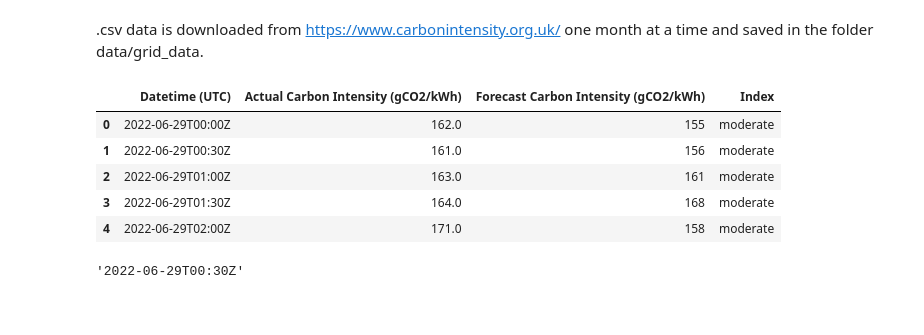
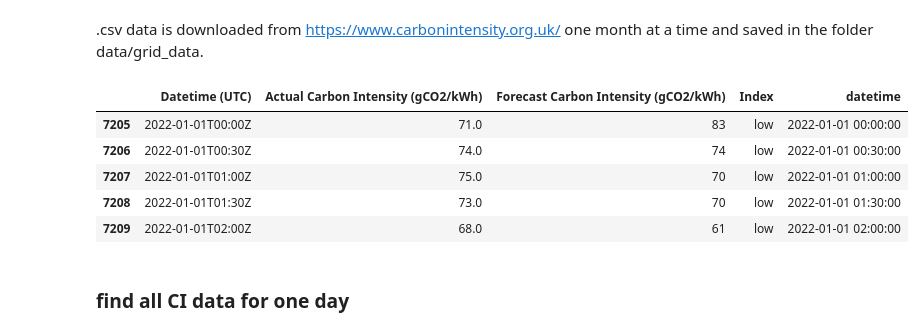
Before and after one commit to jordanesmith/Carbon-Intensity-Project-, a Jupyter notebook: research.ipynb, the cells around one changed output. Cells and saved outputs as stored; diff of their text form; code cells hidden in the pictures.

```diff
--- a/research.ipynb
+++ b/research.ipynb
@@ -140,15 +143,15 @@ For this, we need historic data on carbon intensity in the grid.
 .csv data is downloaded from https://www.carbonintensity.org.uk/ one month at a time and saved in the folder data/grid_data.
 # %%
 all_data = data_tools.generate_csv_all_data()
+all_data["datetime"] = pd.to_datetime(all_data["Datetime (UTC)"]).dt.tz_localize(None)
+all_data.sort_values(by='datetime', inplace=True)
 all_data.head()
 # %% [output]
-|  | Datetime (UTC) | Actual Carbon Intensity (gCO2/kWh) | Forecast Carbon Intensity (gCO2/kWh) | Index |
-| 0 | 2022-06-29T00:00Z | 162.0 | 155 | moderate |
-| 1 | 2022-06-29T00:30Z | 161.0 | 156 | moderate |
-| 2 | 2022-06-29T01:00Z | 163.0 | 161 | moderate |
-| 3 | 2022-06-29T01:30Z | 164.0 | 168 | moderate |
-| 4 | 2022-06-29T02:00Z | 171.0 | 158 | moderate |
+|  | Datetime (UTC) | Actual Carbon Intensity (gCO2/kWh) | Forecast Carbon Intensity (gCO2/kWh) | Index | datetime |
+| 7205 | 2022-01-01T00:00Z | 71.0 | 83 | low | 2022-01-01 00:00:00 |
+| 7206 | 2022-01-01T00:30Z | 74.0 | 74 | low | 2022-01-01 00:30:00 |
+| 7207 | 2022-01-01T01:00Z | 75.0 | 70 | low | 2022-01-01 01:00:00 |
+| 7208 | 2022-01-01T01:30Z | 73.0 | 70 | low | 2022-01-01 01:30:00 |
+| 7209 | 2022-01-01T02:00Z | 68.0 | 61 | low | 2022-01-01 02:00:00 |
-# %%
-all_data["Datetime (UTC)"].iloc[1]
-# %% [output]
-'2022-06-29T00:30Z'
+# %% [markdown]
+### find all CI data for one day
```
Also changed, not shown: parts of 9 cells of this notebook, 4 other files.
